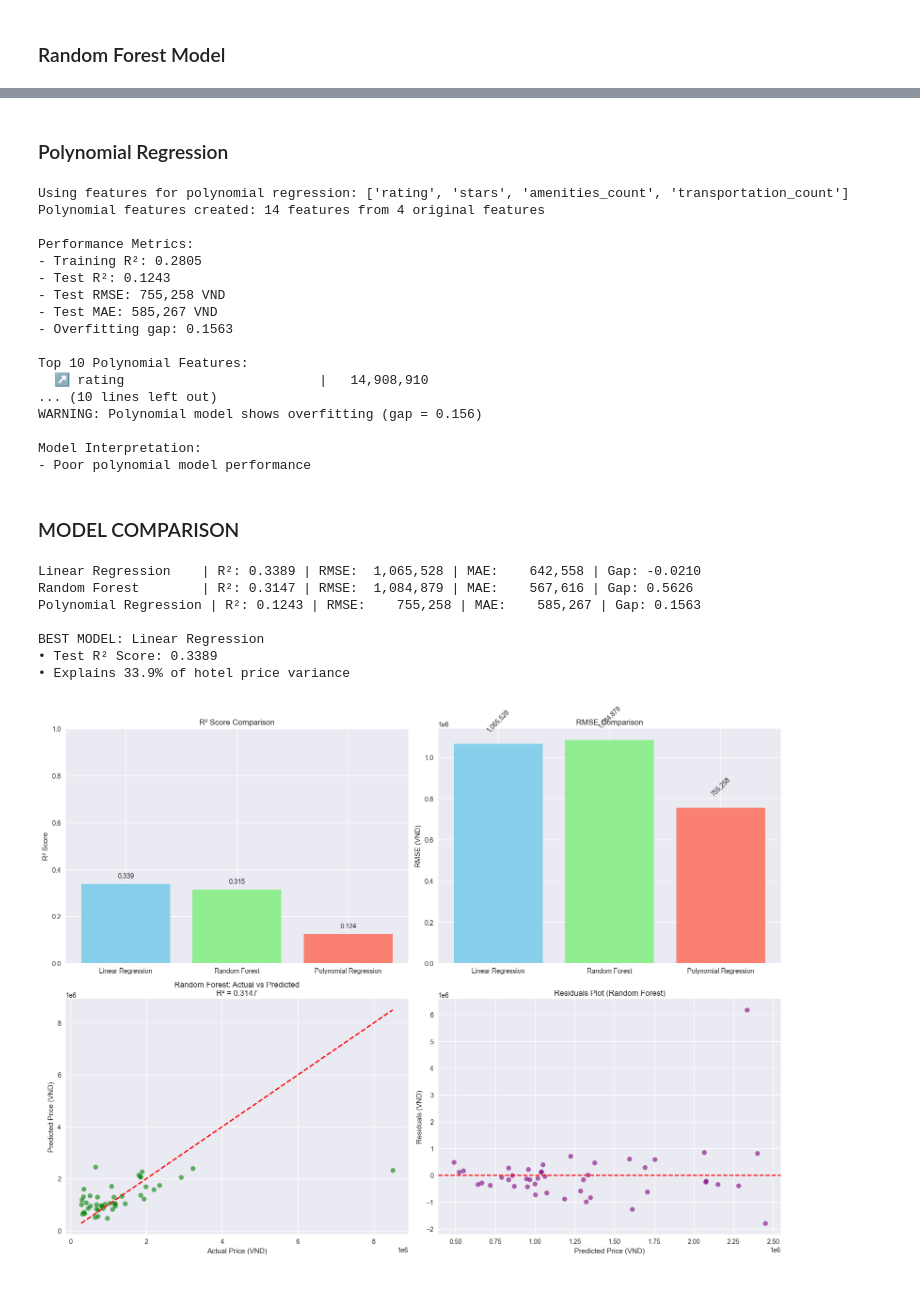
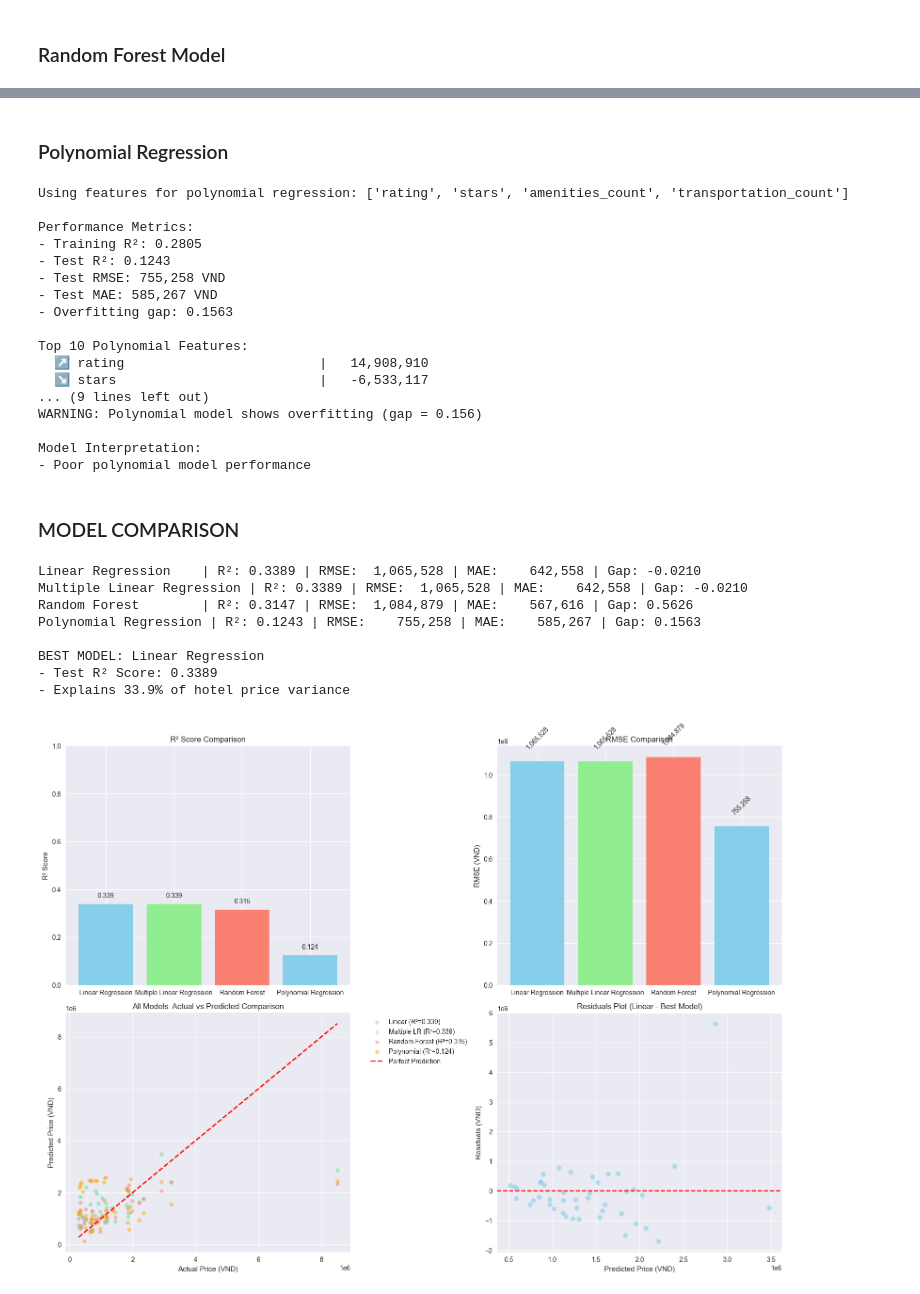
Before and after one commit to TechmoNoway/hotel-price-prediction-analysis, a Jupyter notebook: main.ipynb, the cells around one changed output, grey strips where cells are left out. Saved outputs shown, nothing was run; the diff lists cells and outputs as text; code cells hidden in the pictures.

Commit message:
refactor: add more models for comparison and update analyze funtion

```diff
--- a/main.ipynb
+++ b/main.ipynb
@@ -613,8 +673,8 @@ Model Interpretation:
 - Moderate model performance
 - Explains 31.5% of price variance
 - Average prediction error: ±567,616 VND
-# %% [markdown]
-### Polynomial Regression
+# %% [markdown]
+### Polynomial Regression
 # %%
 important_features = ["rating", "stars", "amenities_count", "transportation_count"]
 X_poly_simple = X[important_features].copy()
@@ -623,8 +683,6 @@ print(f"Using features for polynomial regression: {important_features}")
 
 poly_features = PolynomialFeatures(degree=2, include_bias=False)
 X_poly = poly_features.fit_transform(X_poly_simple)
-
-print(f"Polynomial features created: {X_poly.shape[1]} features from {len(important_features)} original features")
 
 X_poly_train, X_poly_test, y_poly_train, y_poly_test = train_test_split(
     X_poly, y, test_size=0.2, random_state=42
@@ -678,7 +736,6 @@ else:
     print("- Poor polynomial model performance")
 # %% [output]
 Using features for polynomial regression: ['rating', 'stars', 'amenities_count', 'transportation_count']
-Polynomial features created: 14 features from 4 original features
 
 Performance Metrics:
 - Training R²: 0.2805
@@ -689,7 +746,8 @@ Performance Metrics:
 
 Top 10 Polynomial Features:
   ↗️ rating                         |   14,908,910
-... (10 lines left out)
+  ↘️ stars                          |   -6,533,117
+... (9 lines left out)
 WARNING: Polynomial model shows overfitting (gap = 0.156)
 
 Model Interpretation:
@@ -699,13 +757,14 @@ Model Interpretation:
 # %%
 comparison_df = pd.DataFrame(
     {
-        "Model": ["Linear Regression", "Random Forest", "Polynomial Regression"],
-        "Test R² Score": [lr_test_r2, rf_test_r2, poly_test_r2],
-        "Test RMSE (VND)": [lr_test_rmse, rf_test_rmse, poly_test_rmse],
-        "Test MAE (VND)": [lr_test_mae, rf_test_mae, poly_test_mae],
-        "Training R²": [lr_train_r2, rf_train_r2, poly_train_r2],
+        "Model": ["Linear Regression", "Multiple Linear Regression", "Random Forest", "Polynomial Regression"],
+        "Test R² Score": [lr_test_r2, mlr_test_r2, rf_test_r2, poly_test_r2],
+        "Test RMSE (VND)": [lr_test_rmse, mlr_test_rmse, rf_test_rmse, poly_test_rmse],
+        "Test MAE (VND)": [lr_test_mae, mlr_test_mae, rf_test_mae, poly_test_mae],
+        "Training R²": [lr_train_r2, mlr_train_r2, rf_train_r2, poly_train_r2],
         "Overfitting Gap": [
             lr_train_r2 - lr_test_r2,
+            mlr_train_r2 - mlr_test_r2,
             rf_train_r2 - rf_test_r2,
             poly_train_r2 - poly_test_r2,
         ],
@@ -722,8 +781,8 @@ best_model_name = comparison_df.loc[best_model_idx, "Model"]
 best_r2 = comparison_df.loc[best_model_idx, "Test R² Score"]
 
 print(f"\nBEST MODEL: {best_model_name}")
-print(f"• Test R² Score: {best_r2:.4f}")
-print(f"• Explains {best_r2*100:.1f}% of hotel price variance")
+print(f"- Test R² Score: {best_r2:.4f}")
+print(f"- Explains {best_r2*100:.1f}% of hotel price variance")
 
 fig, axes = plt.subplots(2, 2, figsize=(16, 12))
 
@@ -737,39 +796,51 @@ axes[0, 0].set_ylabel("R² Score")
 axes[0, 0].set_ylim(0, 1)
 for i, v in enumerate(comparison_df["Test R² Score"]):
     axes[0, 0].text(i, v + 0.02, f"{v:.3f}", ha="center", va="bottom")
 
 axes[0, 1].bar(
     comparison_df["Model"],
     comparison_df["Test RMSE (VND)"],
     color=["skyblue", "lightgreen", "salmon"],
 )
 axes[0, 1].set_title("RMSE Comparison")
 axes[0, 1].set_ylabel("RMSE (VND)")
 axes[0, 1].ticklabel_format(style="scientific", axis="y", scilimits=(0, 0))
 for i, v in enumerate(comparison_df["Test RMSE (VND)"]):
     axes[0, 1].text(i, v + 50000, f"{v:,.0f}", ha="center", va="bottom", rotation=45)
 
-axes[1, 0].scatter(y_test, rf_test_pred, alpha=0.6, color="green")
-axes[1, 0].plot([y_test.min(), y_test.max()], [y_test.min(), y_test.max()], "r--", lw=2)
+colors = ['skyblue', 'lightgreen', 'salmon', 'orange']
+predictions = [lr_test_pred, mlr_test_pred, rf_test_pred, poly_test_pred]
+model_names = ["Linear", "Multiple LR", "Random Forest", "Polynomial"]
+r2_scores = [lr_test_r2, mlr_test_r2, rf_test_r2, poly_test_r2]
+
+for i, (pred, name, r2, color) in enumerate(zip(predictions, model_names, r2_scores, colors)):
+    axes[1, 0].scatter(y_test, pred, alpha=0.5, color=color, label=f'{name} (R²={r2:.3f})', s=30)
+
+axes[1, 0].plot([y_test.min(), y_test.max()], [y_test.min(), y_test.max()], "r--", lw=2, label="Perfect Prediction")
 axes[1, 0].set_xlabel("Actual Price (VND)")
 axes[1, 0].set_ylabel("Predicted Price (VND)")
-axes[1, 0].set_title(f"Random Forest: Actual vs Predicted\nR² = {rf_test_r2:.4f}")
+axes[1, 0].set_title("All Models: Actual vs Predicted Comparison")
+axes[1, 0].legend(bbox_to_anchor=(1.05, 1), loc='upper left')
 
-residuals = y_test - rf_test_pred
-axes[1, 1].scatter(rf_test_pred, residuals, alpha=0.6, color="purple")
+best_idx = np.argmax(r2_scores)
+best_pred = predictions[best_idx]
+best_name = model_names[best_idx]
+residuals = y_test - best_pred
+axes[1, 1].scatter(best_pred, residuals, alpha=0.6, color=colors[best_idx])
 axes[1, 1].axhline(y=0, color="r", linestyle="--")
 axes[1, 1].set_xlabel("Predicted Price (VND)")
 axes[1, 1].set_ylabel("Residuals (VND)")
-axes[1, 1].set_title("Residuals Plot (Random Forest)")
+axes[1, 1].set_title(f"Residuals Plot ({best_name} - Best Model)")
 
 plt.tight_layout()
 plt.show()
 # %% [output]
 Linear Regression    | R²: 0.3389 | RMSE:  1,065,528 | MAE:    642,558 | Gap: -0.0210
+Multiple Linear Regression | R²: 0.3389 | RMSE:  1,065,528 | MAE:    642,558 | Gap: -0.0210
 Random Forest        | R²: 0.3147 | RMSE:  1,084,879 | MAE:    567,616 | Gap: 0.5626
 Polynomial Regression | R²: 0.1243 | RMSE:    755,258 | MAE:    585,267 | Gap: 0.1563
 
 BEST MODEL: Linear Regression
-• Test R² Score: 0.3389
-• Explains 33.9% of hotel price variance
+- Test R² Score: 0.3389
+- Explains 33.9% of hotel price variance
-[figure, old version]
+[figure, new version]
```
Also changed, not shown: parts of 16 cells of this notebook, 3 other files.
